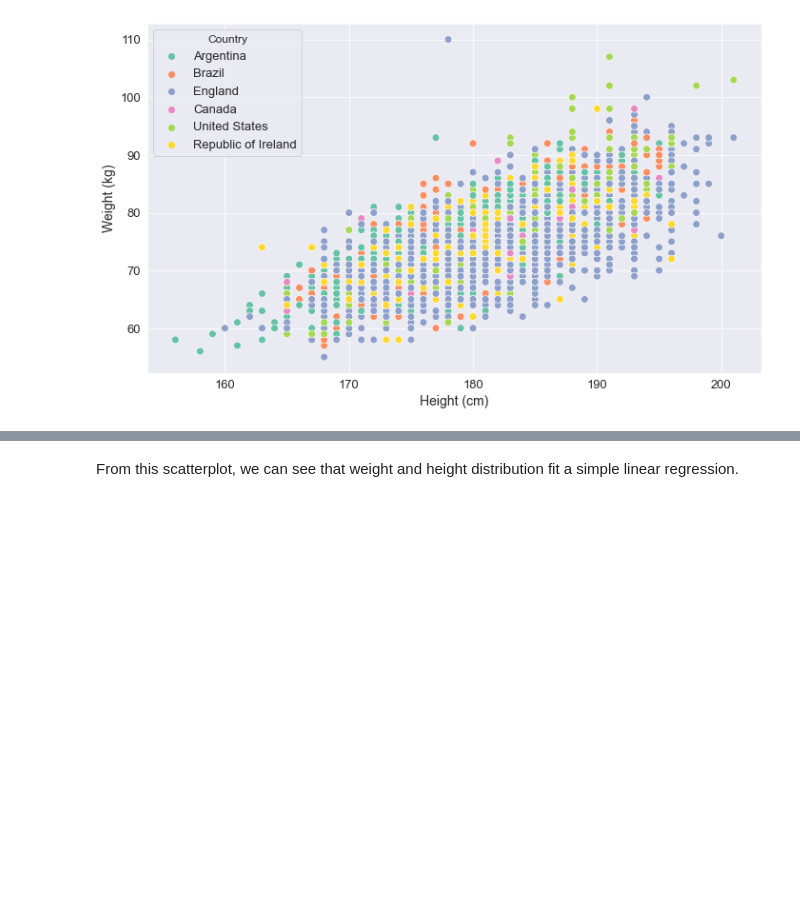
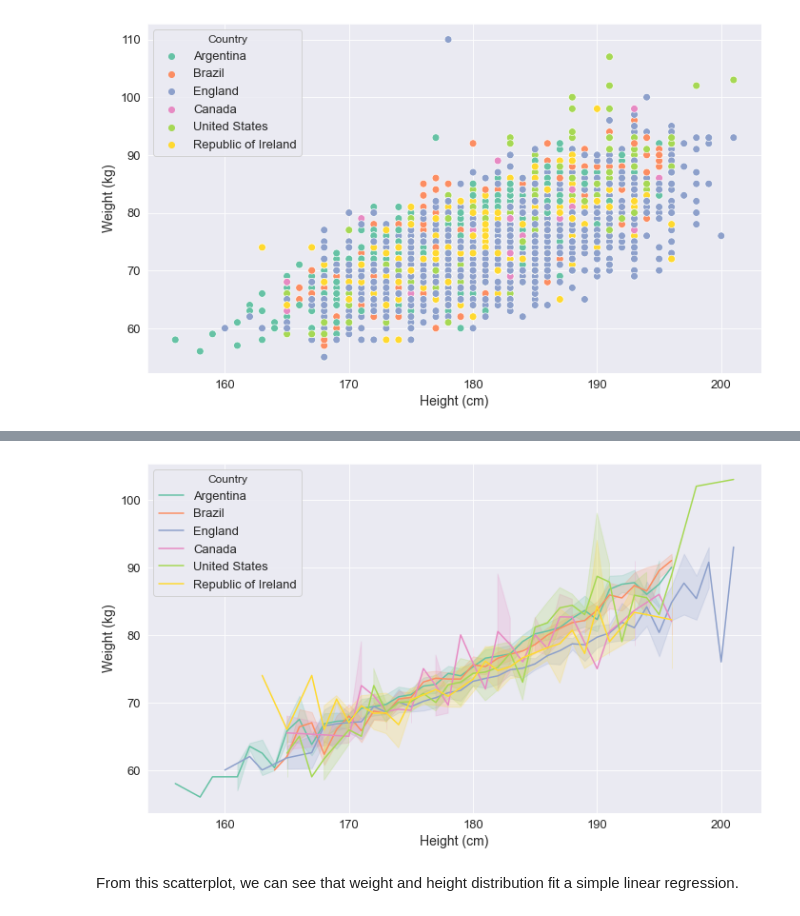
Before and after one commit to Michelleoc/fundamentals-of-data-analysis-assessment, a Jupyter notebook: pyplot.ipynb, the cells around one changed output, grey strips where cells are left out. Cells and saved outputs as stored; diff of their text form; code cells hidden in the pictures; blank space fills up the shorter version.

```diff
--- a/pyplot.ipynb
+++ b/pyplot.ipynb
@@ -733,3 +726,11 @@ plt.show()
+# %%
+plt.figure(figsize=(10,6), tight_layout=True)
+ax = sns.lineplot(data=df_country, x='height_cm', y='weight_kg',   hue='nationality', palette='Set2')
+ax.set(xlabel='Height (cm)', ylabel='Weight (kg)')
+ax.legend(title='Country', title_fontsize = 12)
+plt.show()
+# %% [output]
+[figure, added]
 # %% [markdown]
 From this scatterplot, we can see that weight and height distribution fit a simple linear regression.
 # %% [markdown]
```
Also changed, not shown: parts of 43 cells of this notebook.
